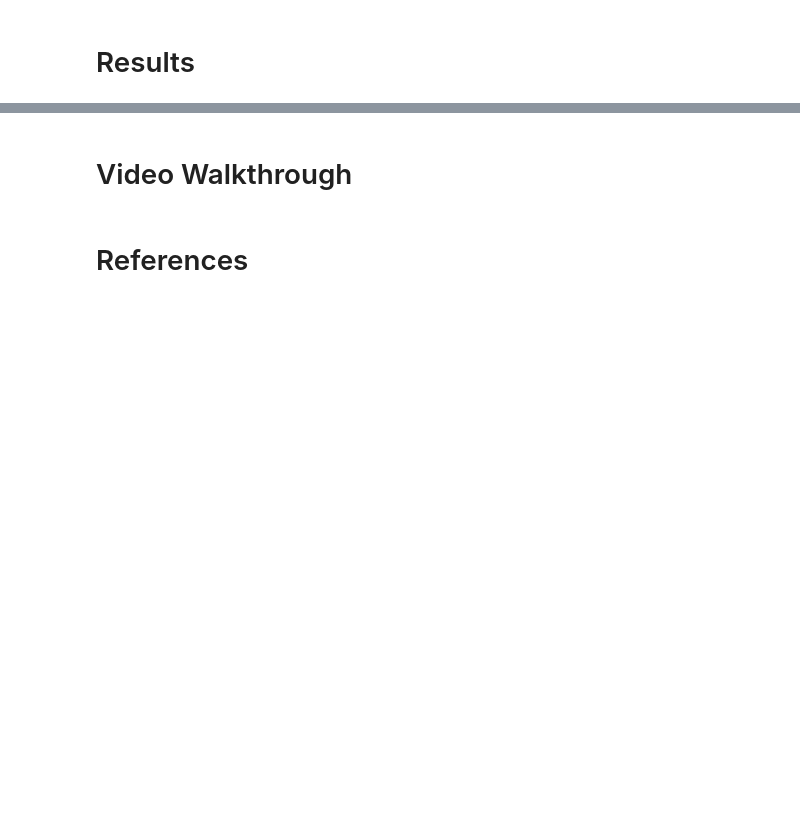
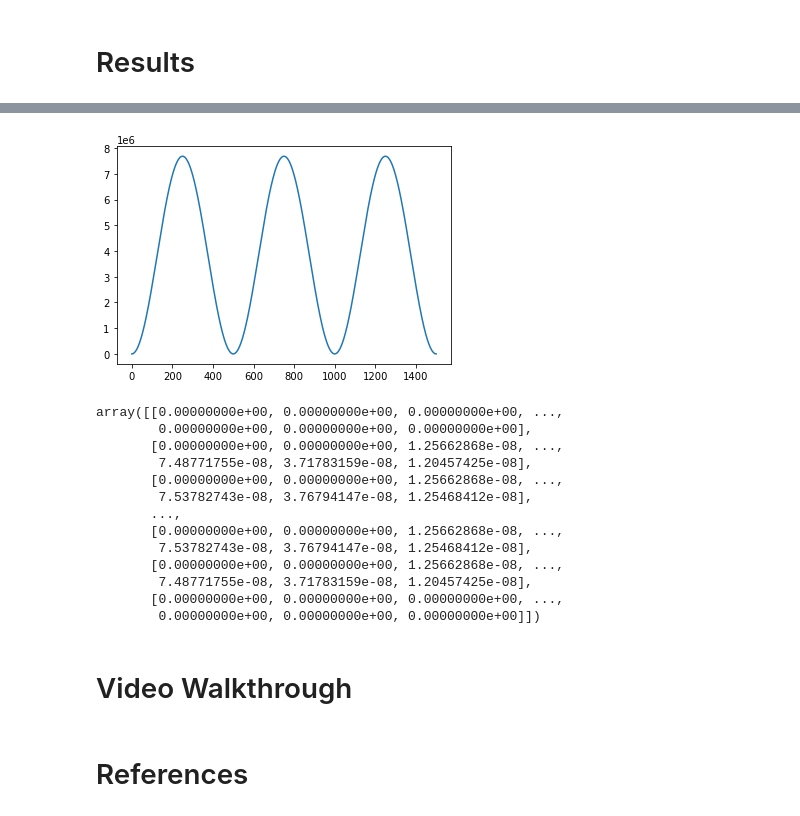
Before and after one commit to dfrank6/EAS4610_Frank_Morris_Warner, a Jupyter notebook: Glacial Cycles Final Group Project.ipynb, the cells around one changed output, grey strips where cells are left out. Saved outputs shown, nothing was run; the diff lists cells and outputs as text; code cells hidden in the pictures; blank space fills up the shorter version.

```diff
--- a/Glacial Cycles Final Group Project.ipynb
+++ b/Glacial Cycles Final Group Project.ipynb
@@ -257,3 +320,28 @@ plt.show()
+# %%
+#Apply Trapezoid Rule for Numerical Integration of Ice Sheet Cross-Sectional Area
+hsum2=np.zeros(nt)
+for i in np.arange(0, nt):
+    for j in np.arange(0, nx-1):
+        hsum2[i] += (h2[j,i] + h2[j+1,i]) * (dx/2)
+# %%
+#Visualized Cross-Sectional Area
+plt.plot(t,hsum2)
+plt.show()
+# %% [output]
+[figure, added]
+array([[0.00000000e+00, 0.00000000e+00, 0.00000000e+00, ...,
+        0.00000000e+00, 0.00000000e+00, 0.00000000e+00],
+       [0.00000000e+00, 0.00000000e+00, 1.25662868e-08, ...,
+        7.48771755e-08, 3.71783159e-08, 1.20457425e-08],
+       [0.00000000e+00, 0.00000000e+00, 1.25662868e-08, ...,
+        7.53782743e-08, 3.76794147e-08, 1.25468412e-08],
+       ...,
+       [0.00000000e+00, 0.00000000e+00, 1.25662868e-08, ...,
+        7.53782743e-08, 3.76794147e-08, 1.25468412e-08],
+       [0.00000000e+00, 0.00000000e+00, 1.25662868e-08, ...,
+        7.48771755e-08, 3.71783159e-08, 1.20457425e-08],
+       [0.00000000e+00, 0.00000000e+00, 0.00000000e+00, ...,
+        0.00000000e+00, 0.00000000e+00, 0.00000000e+00]])
 # %% [markdown]
 # Video Walkthrough
 # %% [markdown]
```
Also changed, not shown: parts of 21 cells of this notebook.
